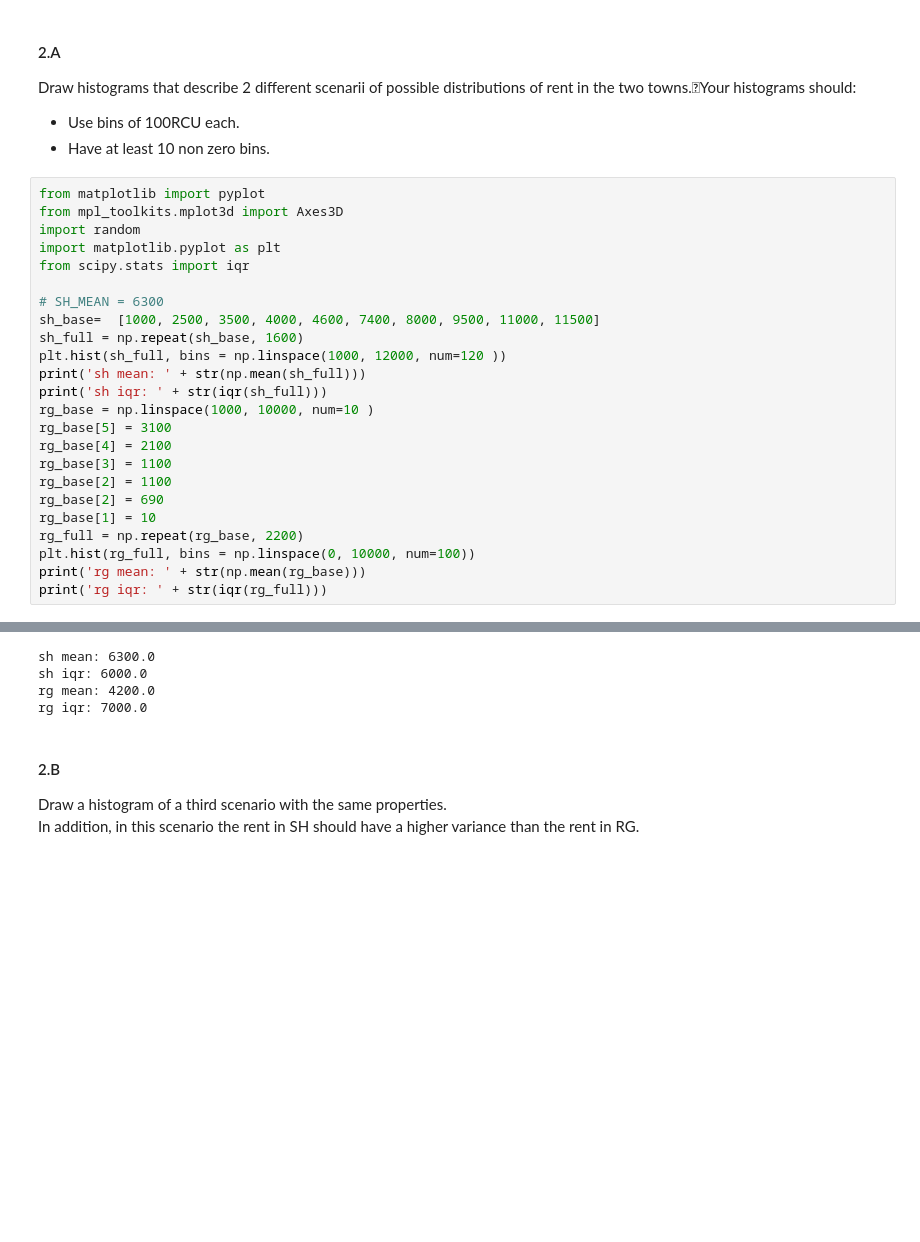
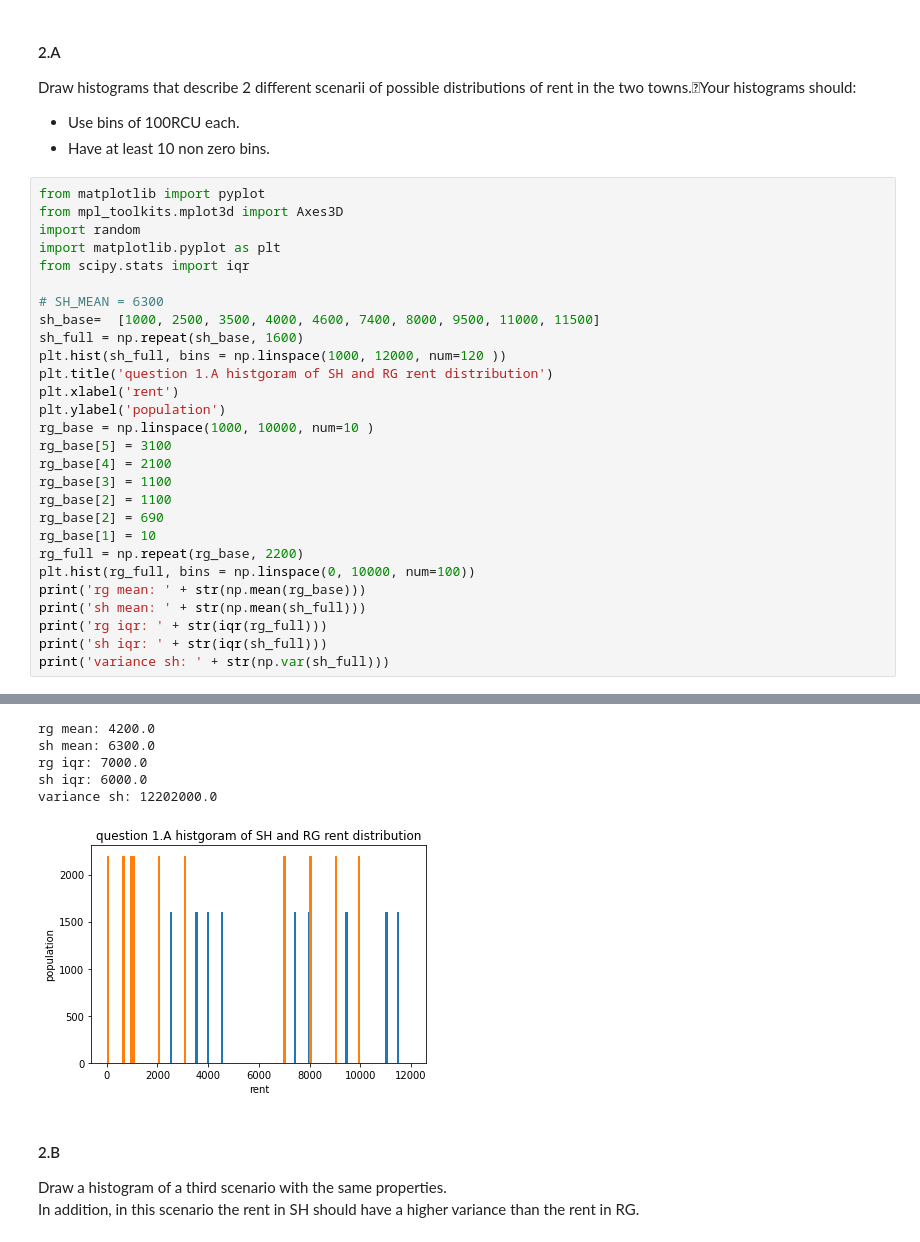
Before and after one commit to Alon-daniel/statistis, a Jupyter notebook: statistics/hw1/HW1.ipynb, the cells around one changed output, grey strips where cells are left out. Saved outputs shown, nothing was run; the diff lists cells and outputs as text; blank space fills up the shorter version.

```diff
--- a/statistics/hw1/HW1.ipynb
+++ b/statistics/hw1/HW1.ipynb
@@ -115,8 +97,9 @@ from scipy.stats import iqr
 sh_base=  [1000, 2500, 3500, 4000, 4600, 7400, 8000, 9500, 11000, 11500]
 sh_full = np.repeat(sh_base, 1600)
 plt.hist(sh_full, bins = np.linspace(1000, 12000, num=120 ))
-print('sh mean: ' + str(np.mean(sh_full)))
-print('sh iqr: ' + str(iqr(sh_full)))
+plt.title('question 1.A histgoram of SH and RG rent distribution')
+plt.xlabel('rent')
+plt.ylabel('population')
 rg_base = np.linspace(1000, 10000, num=10 )
 rg_base[5] = 3100
 rg_base[4] = 2100
@@ -127,5 +110,8 @@ rg_base[1] = 10
 rg_full = np.repeat(rg_base, 2200)
 plt.hist(rg_full, bins = np.linspace(0, 10000, num=100))
 print('rg mean: ' + str(np.mean(rg_base)))
+print('sh mean: ' + str(np.mean(sh_full)))
 print('rg iqr: ' + str(iqr(rg_full)))
+print('sh iqr: ' + str(iqr(sh_full)))
+print('variance sh: ' + str(np.var(sh_full)))
 # %% [output]
@@ -134,7 +118,9 @@ print('rg iqr: ' + str(iqr(rg_full)))
+rg mean: 4200.0
 sh mean: 6300.0
+rg iqr: 7000.0
 sh iqr: 6000.0
-rg mean: 4200.0
-rg iqr: 7000.0
+variance sh: 12202000.0
+[figure, added]
 # %% [markdown]
 #### 2.B
 Draw a histogram of a third scenario with the same properties. <br>
```
Also changed, not shown: parts of 10 cells of this notebook, 1 other file.
